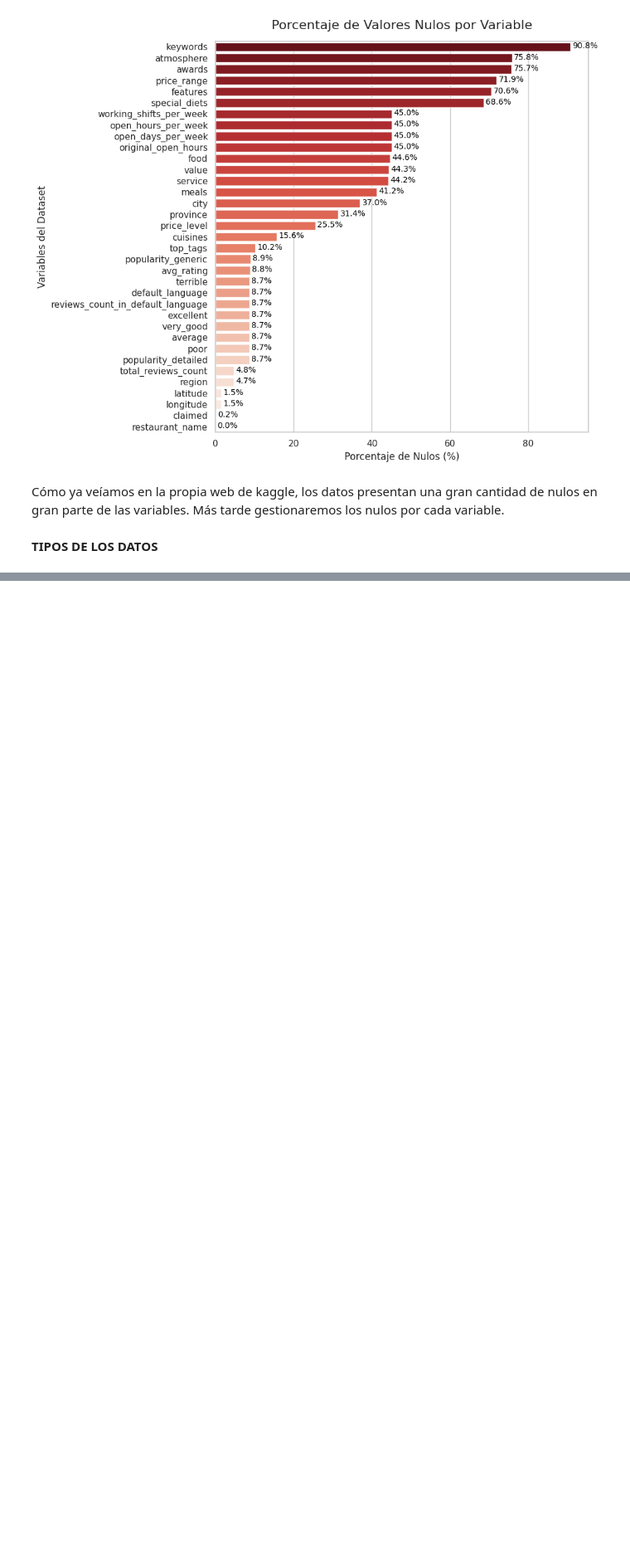
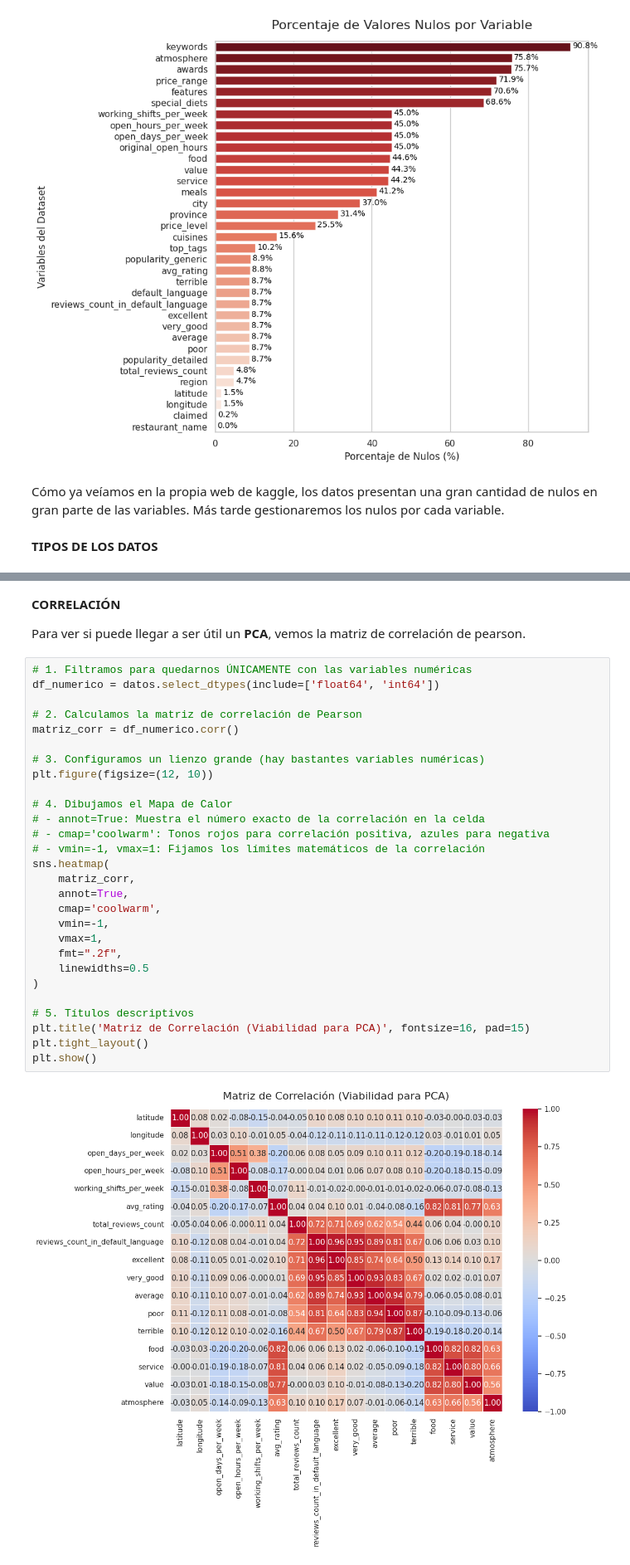
Before and after one commit to drodri793/PRACTICA_SDPD2, a Jupyter notebook: eda.ipynb, the cells around one changed output, grey strips where cells are left out. Shown at 83% size. Saved outputs shown, nothing was run; the diff lists cells and outputs as text; blank space fills up the shorter version.

```diff
--- a/eda.ipynb
+++ b/eda.ipynb
@@ -126,0 +169,34 @@ Nos damos cuenta que existe una variable en el dataset (`avg_rating`) que resume
+# %% [markdown]
+**CORRELACIÓN**
+
+Para ver si puede llegar a ser útil un **PCA**, vemos la matriz de correlación de pearson.
+# %%
+# 1. Filtramos para quedarnos ÚNICAMENTE con las variables numéricas
+df_numerico = datos.select_dtypes(include=['float64', 'int64'])
+
+# 2. Calculamos la matriz de correlación de Pearson
+matriz_corr = df_numerico.corr()
+
+# 3. Configuramos un lienzo grande (hay bastantes variables numéricas)
+plt.figure(figsize=(12, 10))
+
+# 4. Dibujamos el Mapa de Calor
+# - annot=True: Muestra el número exacto de la correlación en la celda
+# - cmap='coolwarm': Tonos rojos para correlación positiva, azules para negativa
+# - vmin=-1, vmax=1: Fijamos los límites matemáticos de la correlación
+sns.heatmap(
+    matriz_corr,
+    annot=True,
+    cmap='coolwarm',
+    vmin=-1,
+    vmax=1,
+    fmt=".2f",
+    linewidths=0.5
+)
+
+# 5. Títulos descriptivos
+plt.title('Matriz de Correlación (Viabilidad para PCA)', fontsize=16, pad=15)
+plt.tight_layout()
+plt.show()
+# %% [output]
+[figure, added]
```
Also changed, not shown: parts of 5 cells of this notebook.
